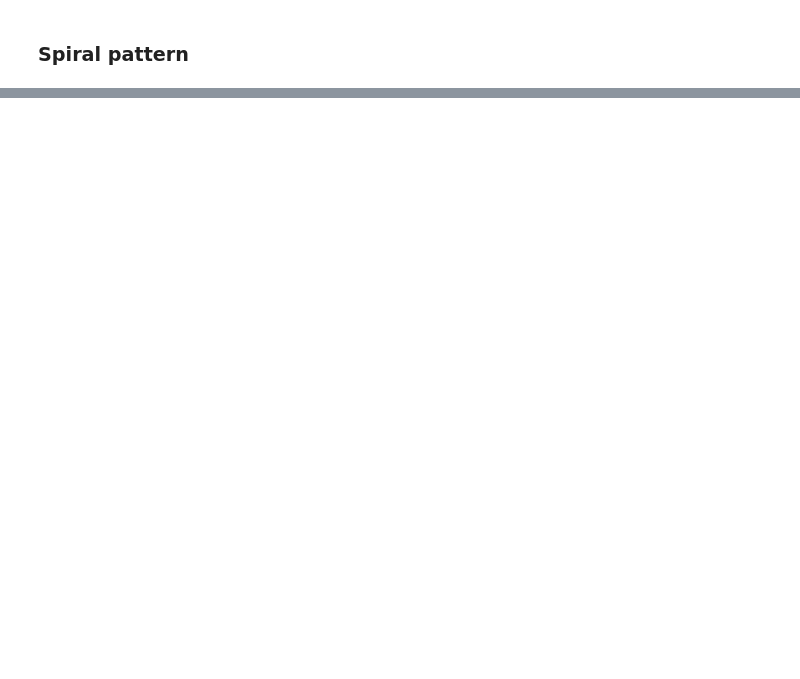
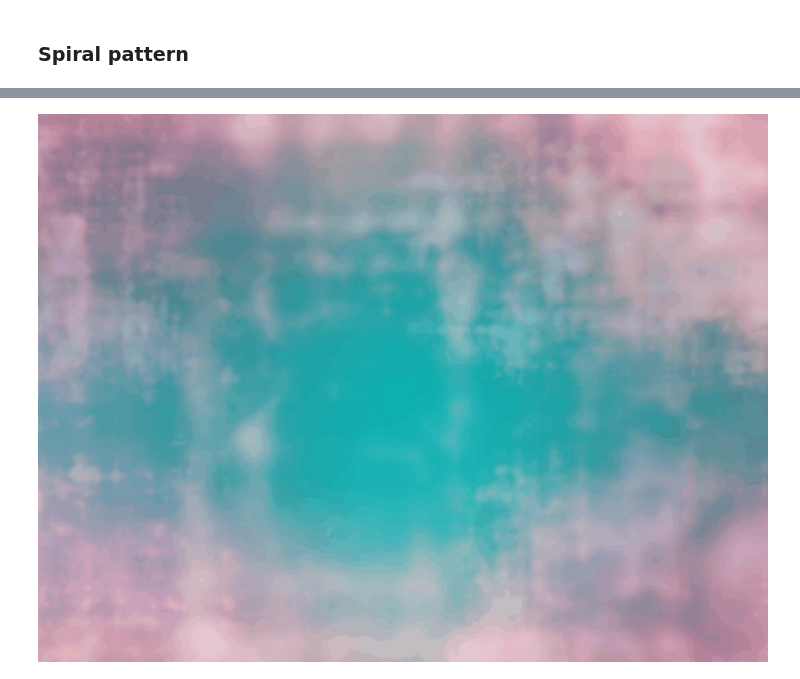
Before and after one commit to YanivHollander/kornia_nerf_jupyter, a Jupyter notebook: test_nerf_solver_full_scene.ipynb, the cells around one changed output, grey strips where cells are left out. Drawn from its saved outputs; the diff is of its cells as text; code cells hidden in the pictures; blank space fills up the shorter version.

```diff
--- a/test_nerf_solver_full_scene.ipynb
+++ b/test_nerf_solver_full_scene.ipynb
@@ -84,0 +86,11 @@ from kornia.geometry.nerf.camera_utils import create_spiral_path
+# %%
+import numpy as np
+import imageio
+
+img_rendered_spiral_disp = [(img_rendered_spiral.permute(1, 2, 0) * 255).cpu().numpy().astype(np.uint8) for
+                            img_rendered_spiral in imgs_rendered_spiral]
+
+dir = 'kornia/geometry/nerf/kornia_nerf_data/flower_4'
+scene_name = 'flower_4'
+gif_path = os.path.join(dir, scene_name + '_spiral.gif')
+imageio.mimwrite(gif_path, img_rendered_spiral_disp, fps=30)
@@ -84,0 +102,5 @@ from kornia.geometry.nerf.camera_utils import create_spiral_path
+# %%
+from IPython.display import Image
+Image(open(gif_path, 'rb').read())
+# %% [output]
+[figure, added]
```
Also changed, not shown: parts of 5 cells of this notebook, 2 other files.
